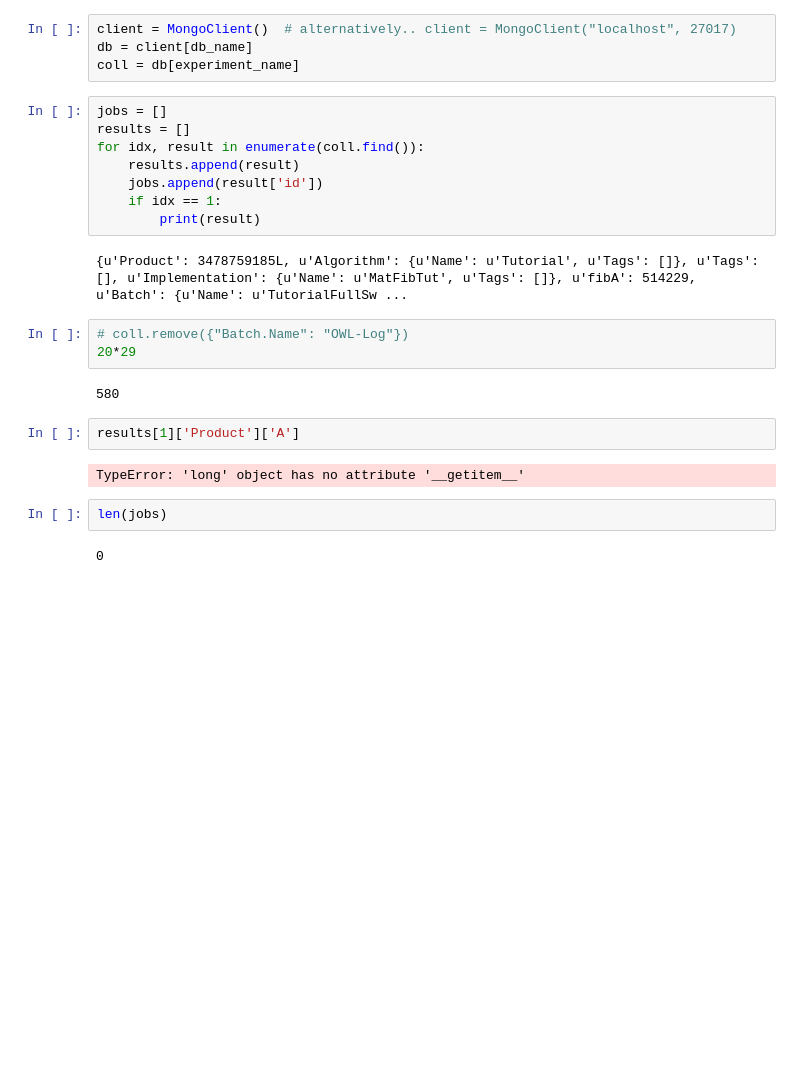
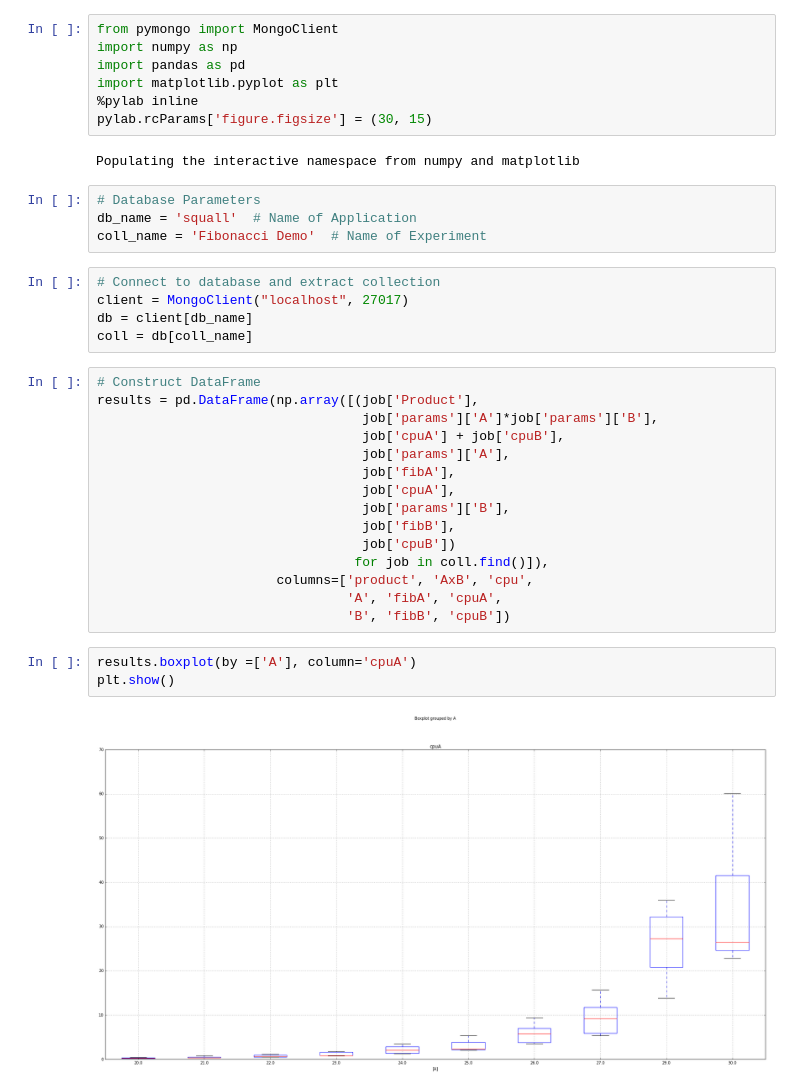
Before and after one commit to ikinsella/squall, a Jupyter notebook: Examples/Analysis/Analysis.ipynb, the cells around one changed output. Cells and saved outputs as stored; diff of their text form; blank space fills up the shorter version.

Commit message:
remedying batch naming bug

```diff
--- a/Examples/Analysis/Analysis.ipynb
+++ b/Examples/Analysis/Analysis.ipynb
@@ -6,27 +1,38 @@ experiment_name = 'TutorialExp'  # Name of experiment you want to search through
+# %%
+from pymongo import MongoClient
+import numpy as np
+import pandas as pd
+import matplotlib.pyplot as plt
+%pylab inline
+pylab.rcParams['figure.figsize'] = (30, 15)
+# %% [output]
+Populating the interactive namespace from numpy and matplotlib
+# %%
+# Database Parameters
+db_name = 'squall'  # Name of Application
+coll_name = 'Fibonacci Demo'  # Name of Experiment
 # %%
-client = MongoClient()  # alternatively.. client = MongoClient("localhost", 27017)
+# Connect to database and extract collection
+client = MongoClient("localhost", 27017)
 db = client[db_name]
-coll = db[experiment_name]
+coll = db[coll_name]
-# %%
-jobs = []
-results = []
-for idx, result in enumerate(coll.find()):
-    results.append(result)
-    jobs.append(result['id'])
-    if idx == 1:
-        print(result)
-# %% [output]
-{u'Product': 3478759185L, u'Algorithm': {u'Name': u'Tutorial', u'Tags': []}, u'Tags': [], u'Implementation': {u'Name': u'MatFibTut', u'Tags': []}, u'fibA': 514229, u'Batch': {u'Name': u'TutorialFullSw ...
-# %%
-# coll.remove({"Batch.Name": "OWL-Log"})
-20*29
-# %% [output]
-580
-# %%
-results[1]['Product']['A']
-# %% [output]
-TypeError: 'long' object has no attribute '__getitem__'
-# %%
-len(jobs)
-# %% [output]
-0
+# %%
+# Construct DataFrame
+results = pd.DataFrame(np.array([(job['Product'],
+                                  job['params']['A']*job['params']['B'],
+                                  job['cpuA'] + job['cpuB'],
+                                  job['params']['A'],
+                                  job['fibA'],
+                                  job['cpuA'],
+                                  job['params']['B'],
+                                  job['fibB'],
+                                  job['cpuB'])
+                                 for job in coll.find()]),
+                       columns=['product', 'AxB', 'cpu',
+                                'A', 'fibA', 'cpuA',
+                                'B', 'fibB', 'cpuB'])
+# %%
+results.boxplot(by =['A'], column='cpuA')
+plt.show()
+# %% [output]
+[figure, added]
```
Also changed, not shown: parts of 6 cells of this notebook, 5 other files.
